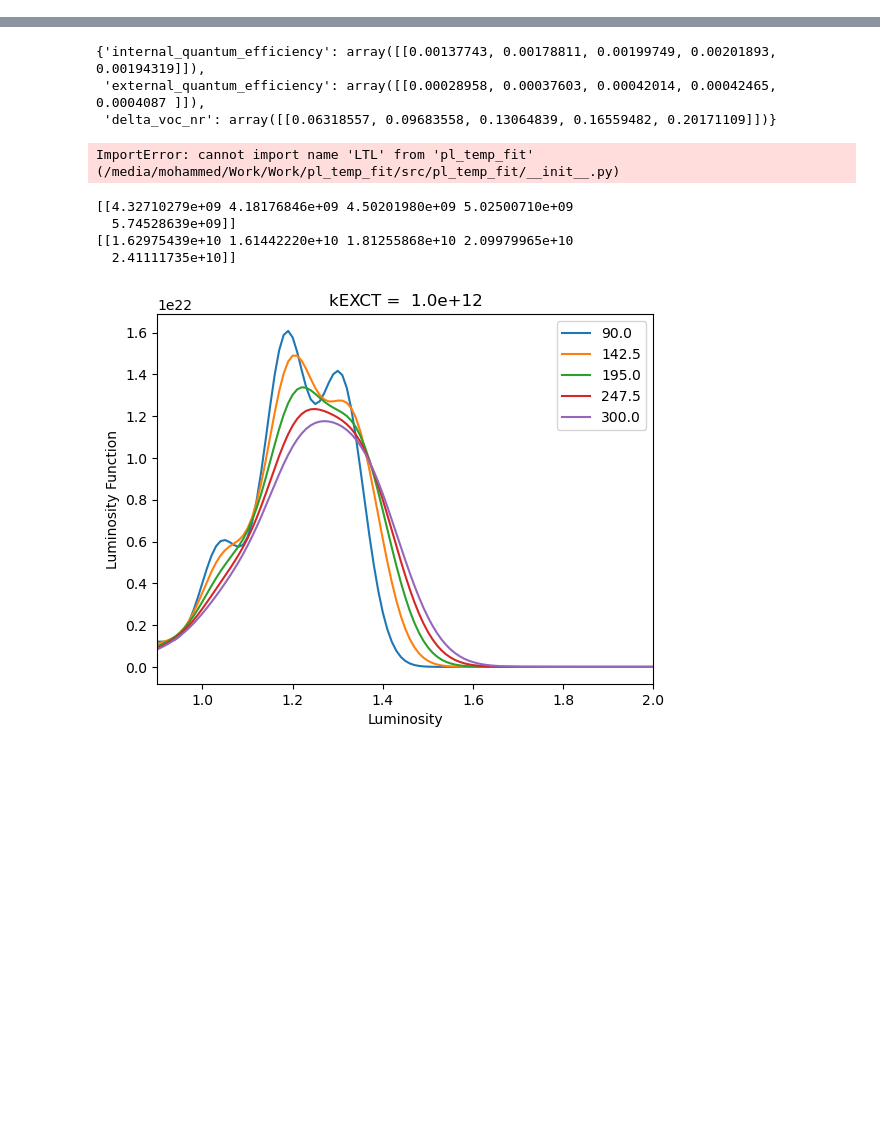
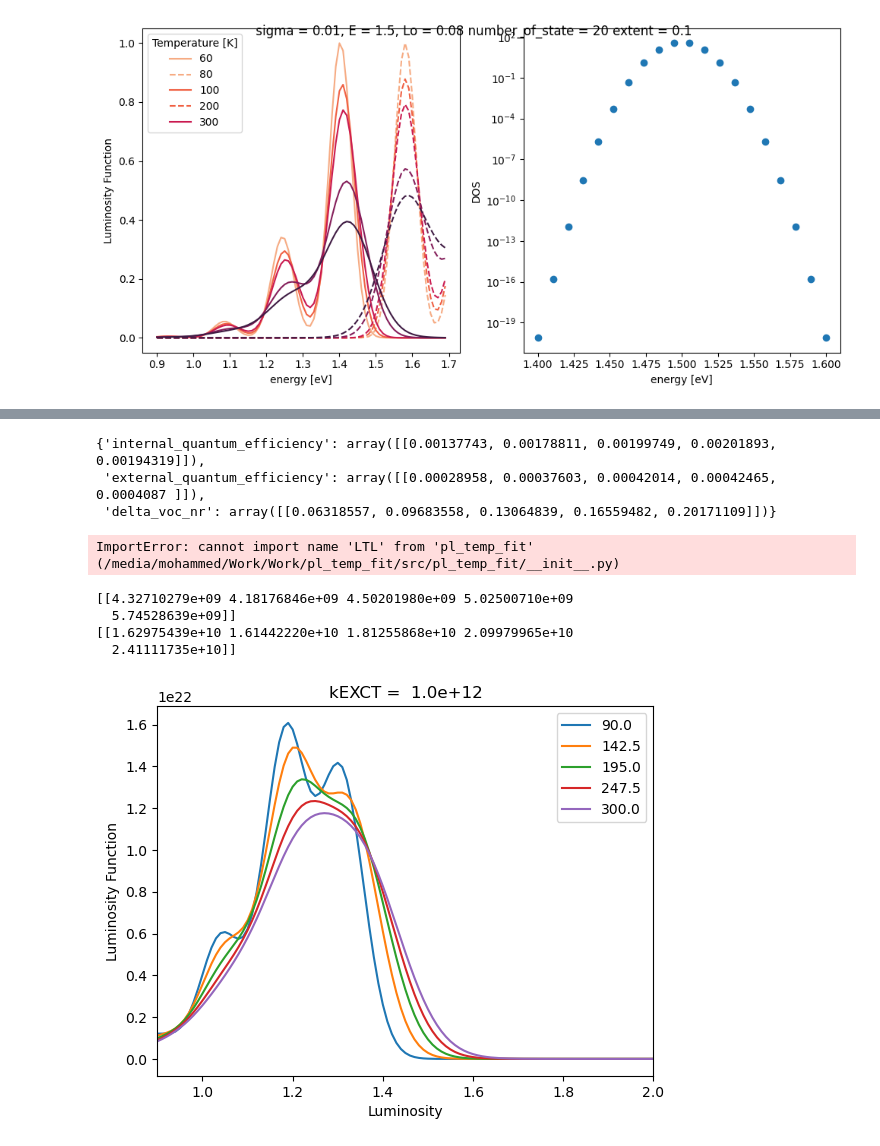
Before and after one commit to mohammedazzouzi15/pl_temp_fit, a Jupyter notebook: notebook/test_lum_function.ipynb, the cells around one changed output, grey strips where cells are left out. Saved outputs shown, nothing was run; the diff lists cells and outputs as text; code cells hidden in the pictures; blank space fills up the shorter version.

```diff
--- a/notebook/test_lum_function.ipynb
+++ b/notebook/test_lum_function.ipynb
@@ -0,0 +1,93 @@
+# %%
+
+from pl_temp_fit import generate_data_utils, Exp_data_utils
+import numpy as np
+import matplotlib.pyplot as plt
+import seaborn as sns
+from pl_temp_fit.model_function import LTL
+
+def pl_trial(
+    temperature_list_pl,
+    hws_pl,
+    fixed_parameters_dict={},
+    params_to_fit={},
+):
+    """Run the model to generate the  PL spectra.
+
+    Args:
+    ----
+    temperature_list_pl (np.array): The temperature list for the PL spectra
+    hws_pl (np.array): The photon energies for the PL spectra
+    fixed_parameters_dict (dict): The fixed parameters for the model in a dictionary for the different classes
+    params_to_fit (dict): The parameters to fit in the model
+
+    Returns:
+    -------
+    tuple: The model data for the PL spectra and the radiative and non-radiative recombination rates
+
+    """
+    data = LTL.Data()
+    data.update(**fixed_parameters_dict)
+    data.update(**params_to_fit)
+    data.D.Luminecence_exp = "PL"
+    data.D.T = temperature_list_pl  # np.array([300.0, 150.0, 80.0])
+    LTL.ltlcalc(data)
+    pl_results = data.D.kr_hw  # .reshape(-1, 1)
+    pl_results_interp = np.zeros((len(hws_pl), len(temperature_list_pl)))
+    abs_results_interp = np.zeros((len(hws_pl), len(temperature_list_pl)))
+    for i in range(len(temperature_list_pl)):
+        pl_results_interp[:, i] = np.interp(
+            hws_pl, data.D.hw, pl_results[:, i]
+        )
+        abs_results_interp[:,i] = np.interp(
+            hws_pl, data.D.hw, data.D.alpha[:, i]
+        )
+    print(pl_results_interp[pl_results_interp>0].max())
+    pl_results_interp = pl_results_interp/pl_results_interp[pl_results_interp>0].max()
+    abs_results_interp = abs_results_interp / abs_results_interp.reshape(-1).max()
+    return pl_results_interp, abs_results_interp
+def plot_case(E,sigma,Lo,numbrstates,disorder_extent):
+    fixed_parameters_dict = {
+        "EX":{'numbrstates':numbrstates,'disorder_ext':disorder_extent},
+        "CT":{'off':1},
+        "D":{'hw':np.arange(0, 5, 0.01)},
+    }
+    true_parameters ={
+        "EX":{"E":E,"sigma":sigma,"Li":7.8e-2,"Lo":Lo,"hO":0.159},
+        "CT":{},
+        "D":{},
+    }
+    temperature_list_pl = [60,80,100,200,300]
+    hws_pl = np.arange(0.9,1.7,0.01)
+    model_data_pl,abs_results_interp  = pl_trial(
+        temperature_list_pl,
+        hws_pl,
+        fixed_parameters_dict,
+        true_parameters,
+    )
+    color_list = sns.color_palette("rocket_r", len(temperature_list_pl))
+    fig, axes = plt.subplots(1,2,figsize=(10,5))
+    ax = axes[0]
+    for i in range(len(temperature_list_pl)):
+        ax.plot(hws_pl,model_data_pl[:,i],color=color_list[i])
+        ax.plot(hws_pl,abs_results_interp[:,i],color=color_list[i],linestyle='--')
+
+    ax.set_xlabel('energy [eV]')
+    ax.set_ylabel('Luminosity Function')
+    ax.legend(temperature_list_pl,title='Temperature [K]')
+    ax = axes[1]
+    DG0 = np.linspace(
+                E- disorder_extent , E+disorder_extent, numbrstates
+            )
+    ax.scatter(DG0, np.exp(-((DG0-E)**2)/(2*sigma**2))/np.sqrt(2*np.pi*sigma**2),label='Gaussian')
+    ax.set_xlabel('energy [eV]')
+    ax.set_ylabel('DOS')
+    ax.set_yscale('log')
+    fig.tight_layout()
+    fig.suptitle(f' sigma = {sigma}, E = {E}, Lo = {Lo} number_of_state = {numbrstates} extent = {disorder_extent}')
+E , sigma,Lo,numbrstates,disorder_extent = 1.5, 0.01, 0.08, 20, 0.1
+plot_case(E,sigma,Lo,numbrstates,disorder_extent)
+
+E , sigma,Lo,numbrstates,disorder_extent = 1.5, 0.05, 0.08, 20, 0.1
+plot_case(E,sigma,Lo,numbrstates,disorder_extent)
+# %% [output]
@@ -0,0 +96 @@
+[figure, added]
```
Also changed, not shown: parts of 2 cells of this notebook, 4 other files.
